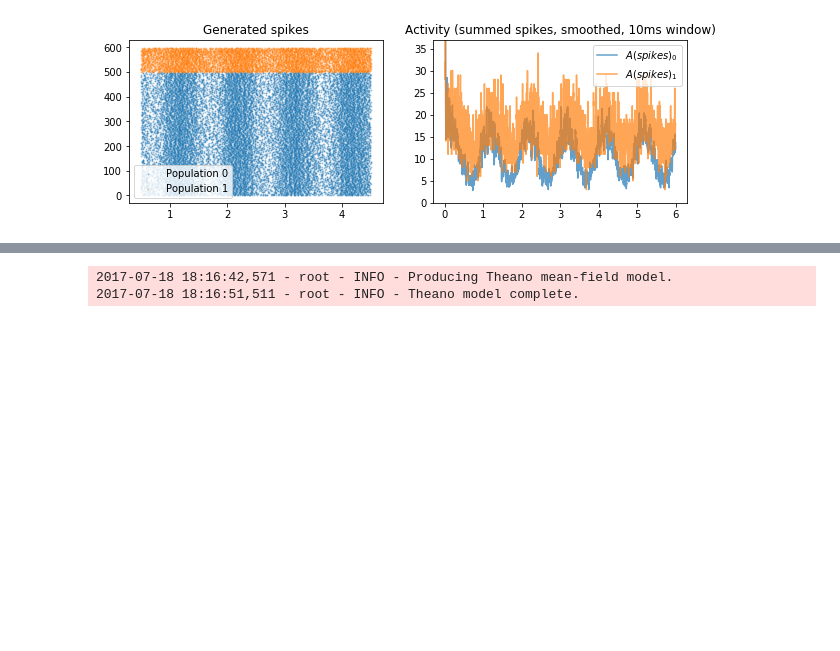
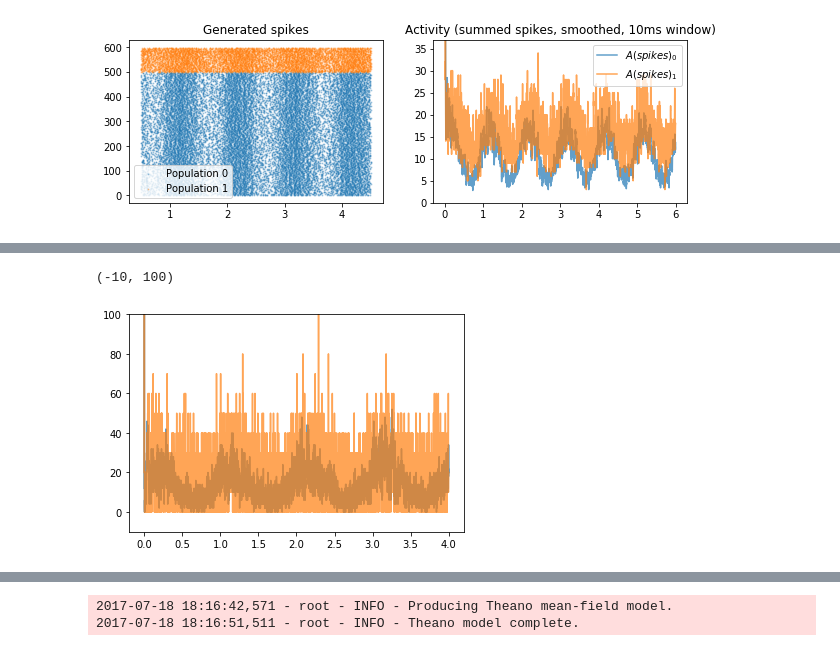
Before and after one commit to mackelab/mesoGIF, a Jupyter notebook: Finite-size GIF.ipynb, the cells around one changed output, grey strips where cells are left out. Saved outputs shown, nothing was run; the diff lists cells and outputs as text; code cells hidden in the pictures; blank space fills up the shorter version.

```diff
--- a/Finite-size GIF.ipynb
+++ b/Finite-size GIF.ipynb
@@ -121,0 +124,2 @@ stop_idx = int( burnin+datalen // main.mf_dt )
+# %%
+mfmodel = main.generate_activity(datalen, autosave=False)
@@ -121,0 +131,6 @@ stop_idx = int( burnin+datalen // main.mf_dt )
+# %%
+anlz.plot(mfmodel.A, alpha=0.7)
+plt.ylim((-10, 100))
+# %% [output]
+(-10, 100)
+[figure, added]
```
Also changed, not shown: parts of 6 cells of this notebook, 1 other file.
